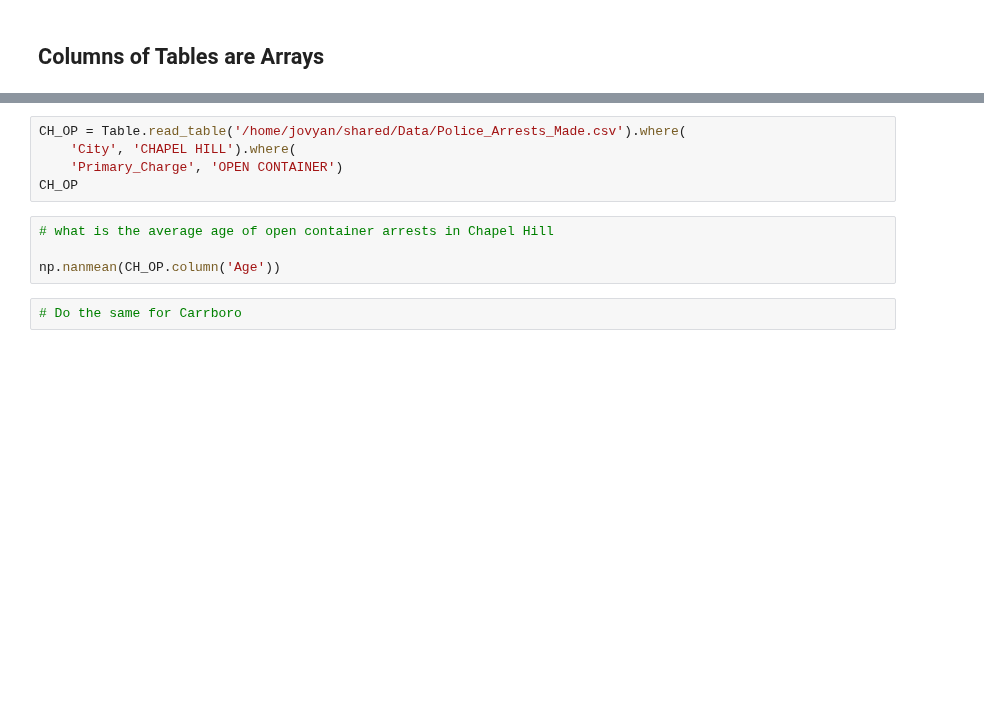
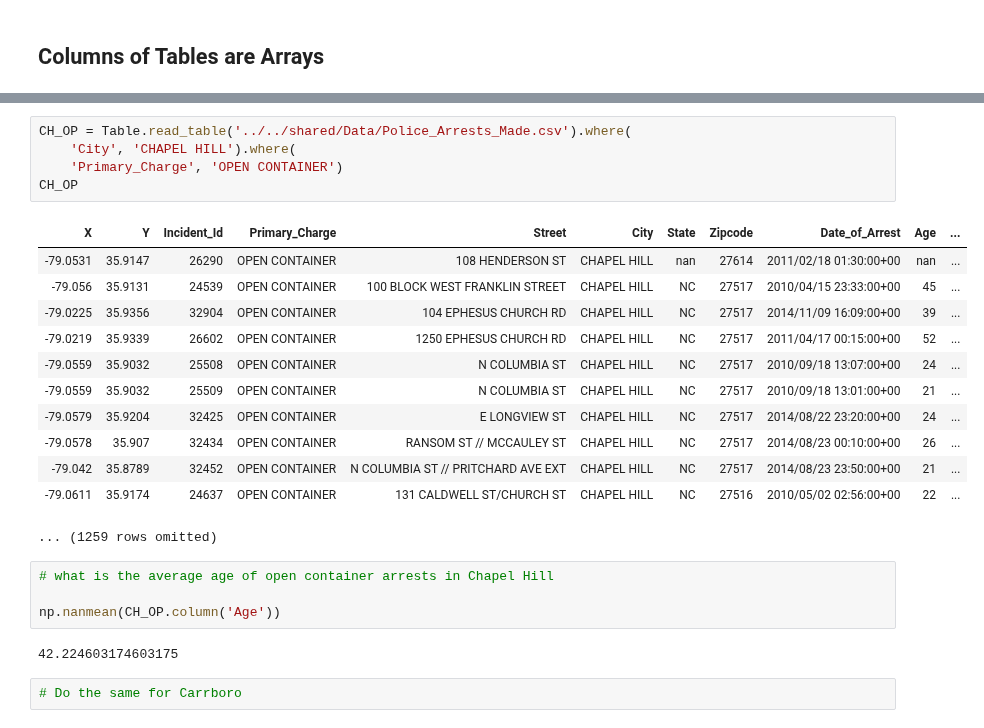
Before and after one commit to AjaxAcheles/STOR-120, a Jupyter notebook: Lectures/Lec 3/STOR 120 - Lecture 03 - Fa26.ipynb, the cells around one changed output, grey strips where cells are left out. Cells and saved outputs as stored; diff of their text form; blank space fills up the shorter version.

```diff
--- a/Lectures/Lec 3/STOR 120 - Lecture 03 - Fa26.ipynb
+++ b/Lectures/Lec 3/STOR 120 - Lecture 03 - Fa26.ipynb
@@ -160,12 +418,27 @@ np.nanmean(Arrests_Carrboro.column('Age'))
 # %%
-CH_OP = Table.read_table('/home/jovyan/shared/Data/Police_Arrests_Made.csv').where(
+CH_OP = Table.read_table('../../shared/Data/Police_Arrests_Made.csv').where(
     'City', 'CHAPEL HILL').where(
     'Primary_Charge', 'OPEN CONTAINER')
 CH_OP
+# %% [output]
+| X | Y | Incident_Id | Primary_Charge | Street | City | State | Zipcode | Date_of_Arrest | Age | ... |
+| -79.0531 | 35.9147 | 26290 | OPEN CONTAINER | 108 HENDERSON ST | CHAPEL HILL | nan | 27614 | 2011/02/18 01:30:00+00 | nan | ... |
+| -79.056 | 35.9131 | 24539 | OPEN CONTAINER | 100 BLOCK WEST FRANKLIN STREET | CHAPEL HILL | NC | 27517 | 2010/04/15 23:33:00+00 | 45 | ... |
+| -79.0225 | 35.9356 | 32904 | OPEN CONTAINER | 104 EPHESUS CHURCH RD | CHAPEL HILL | NC | 27517 | 2014/11/09 16:09:00+00 | 39 | ... |
+| -79.0219 | 35.9339 | 26602 | OPEN CONTAINER | 1250 EPHESUS CHURCH RD | CHAPEL HILL | NC | 27517 | 2011/04/17 00:15:00+00 | 52 | ... |
+| -79.0559 | 35.9032 | 25508 | OPEN CONTAINER | N COLUMBIA ST | CHAPEL HILL | NC | 27517 | 2010/09/18 13:07:00+00 | 24 | ... |
+| -79.0559 | 35.9032 | 25509 | OPEN CONTAINER | N COLUMBIA ST | CHAPEL HILL | NC | 27517 | 2010/09/18 13:01:00+00 | 21 | ... |
+| -79.0579 | 35.9204 | 32425 | OPEN CONTAINER | E LONGVIEW ST | CHAPEL HILL | NC | 27517 | 2014/08/22 23:20:00+00 | 24 | ... |
+| -79.0578 | 35.907 | 32434 | OPEN CONTAINER | RANSOM ST // MCCAULEY ST | CHAPEL HILL | NC | 27517 | 2014/08/23 00:10:00+00 | 26 | ... |
+| -79.042 | 35.8789 | 32452 | OPEN CONTAINER | N COLUMBIA ST // PRITCHARD AVE EXT | CHAPEL HILL | NC | 27517 | 2014/08/23 23:50:00+00 | 21 | ... |
+| -79.0611 | 35.9174 | 24637 | OPEN CONTAINER | 131 CALDWELL ST/CHURCH ST | CHAPEL HILL | NC | 27516 | 2010/05/02 02:56:00+00 | 22 | ... |
+... (1259 rows omitted)
 # %%
 # what is the average age of open container arrests in Chapel Hill
 
 np.nanmean(CH_OP.column('Age'))
+# %% [output]
+42.224603174603175
 # %%
 # Do the same for Carrboro
 # %%
```
Also changed, not shown: parts of 71 cells of this notebook.
